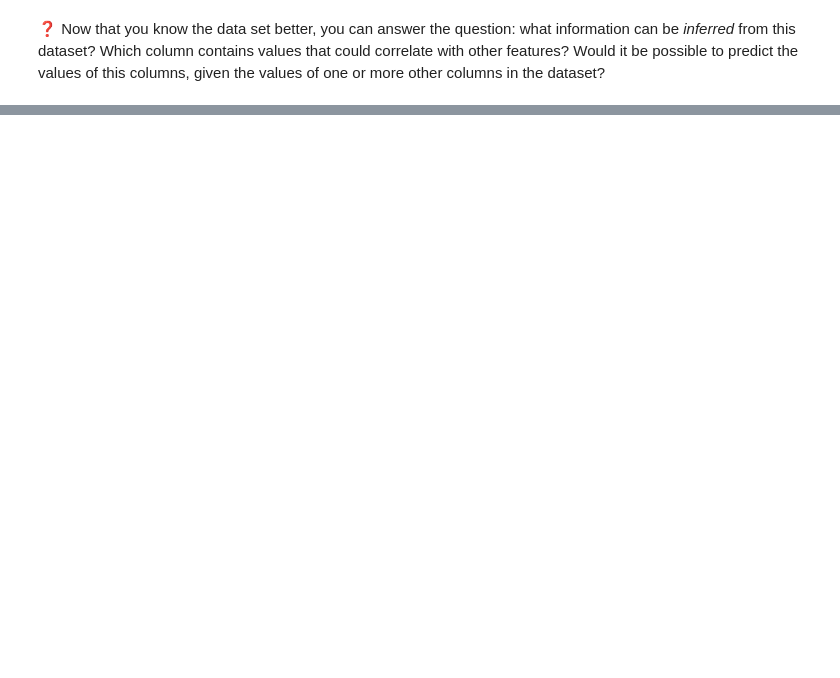
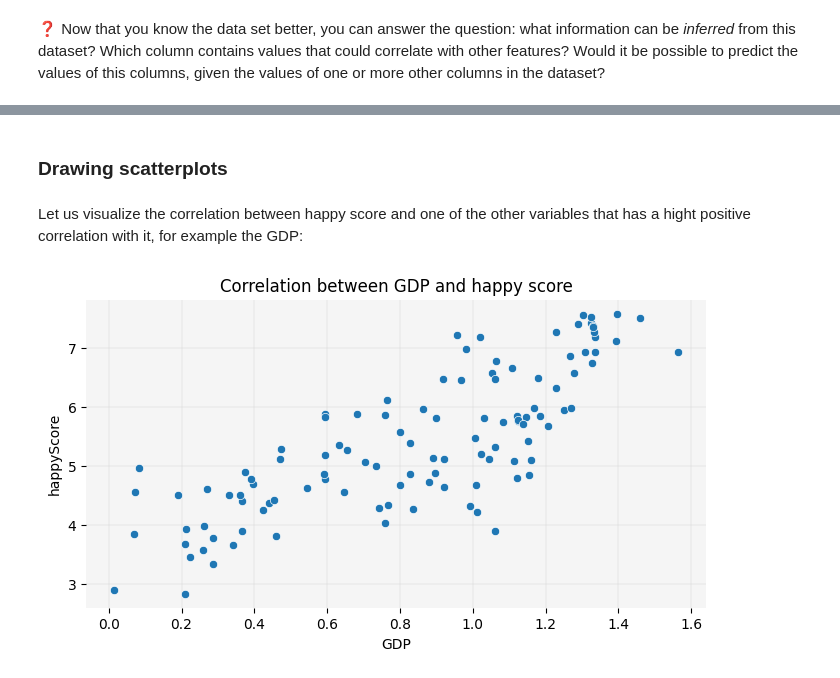
Before and after one commit to HERMES-DKZ/data_challenges_data_carpentries, a Jupyter notebook: data_carpentries/statistical_inference_data_visualization_for_humanities.ipynb, the cells around one changed output, grey strips where cells are left out. Saved outputs shown, nothing was run; the diff lists cells and outputs as text; code cells hidden in the pictures; blank space fills up the shorter version.

```diff
--- a/data_carpentries/statistical_inference_data_visualization_for_humanities.ipynb
+++ b/data_carpentries/statistical_inference_data_visualization_for_humanities.ipynb
@@ -243,0 +250,25 @@ plt.show()
+# %% [markdown]
+### Drawing scatterplots
+# %% [markdown]
+Let us visualize the correlation between happy score and one of the other variables that has a hight positive correlation with it, for example the GDP:
+# %%
+# defining the size of the graph:
+plt.figure(figsize=(8, 4))
+
+# generating a lineplot, using the seaborn library:
+sns.scatterplot(data=happy_df, x='GDP', y='happyScore', zorder=3)
+
+# adding grid to the plot:
+plt.grid(True, zorder=0, color='lightgray', linestyle='-', linewidth=0.3)
+# removing all spines (edges):
+sns.despine(left=True, bottom=True)
+# setting the background color to light gray:
+plt.gca().set_facecolor('whitesmoke')
+
+# giving the graph a title:
+plt.title('Correlation between GDP and happy score')
+
+# diyplaying the graph:
+plt.show()
+# %% [output]
+[figure, added]
```
Also changed, not shown: parts of 38 cells of this notebook.
